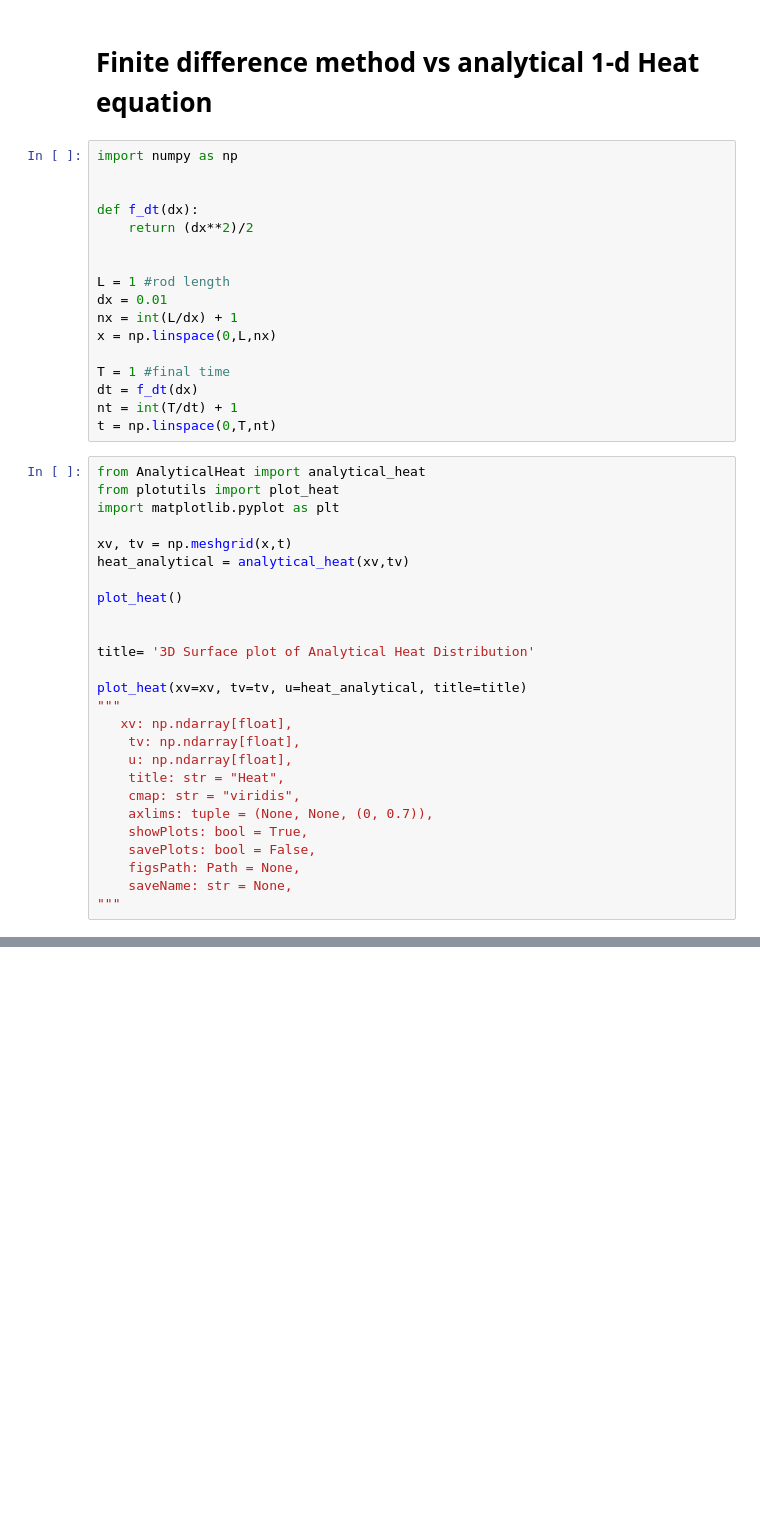
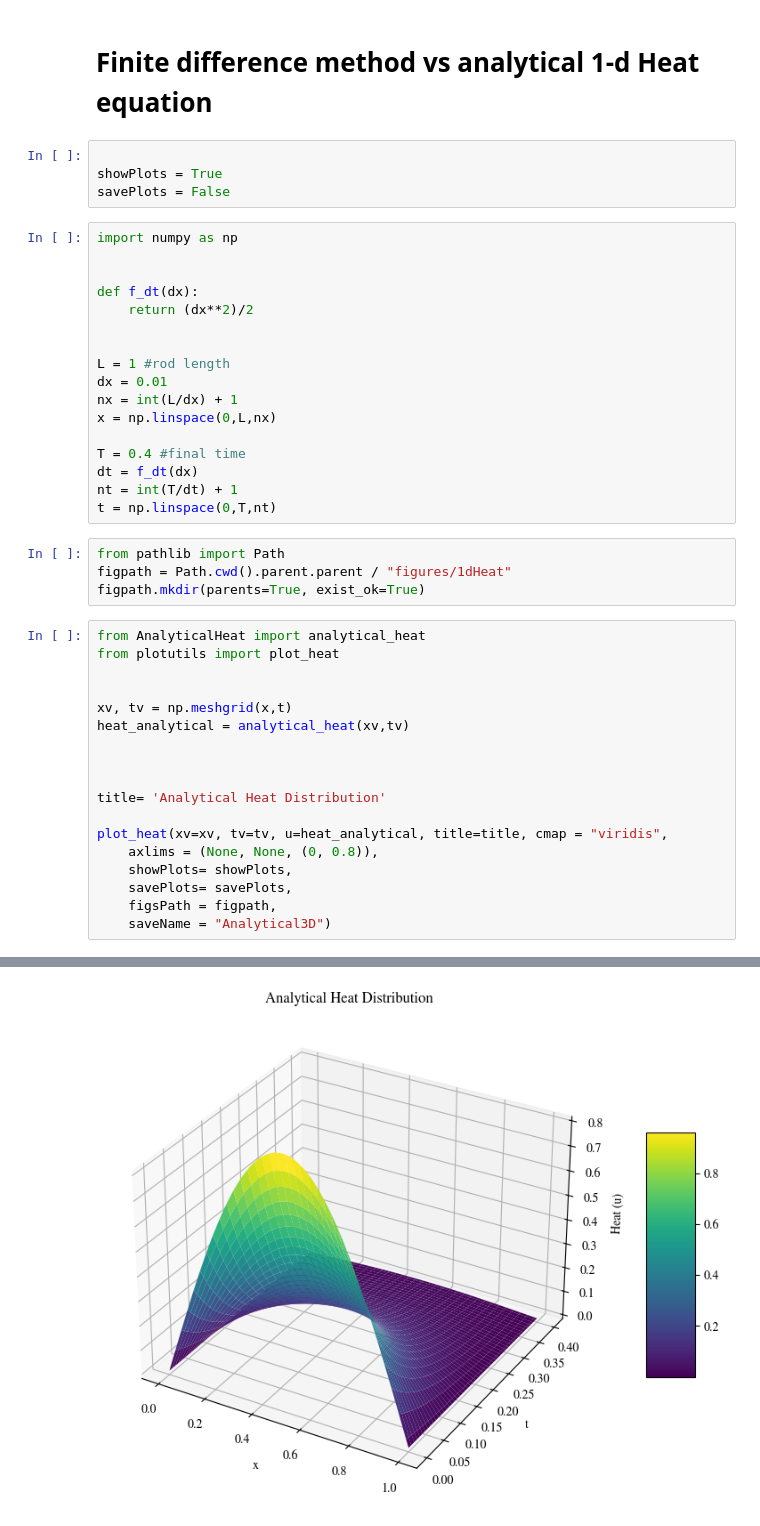
Before and after one commit to augustfe/FYSSTK, a Jupyter notebook: Project3/src/jupyter_analysis/finiteVanalytic1d.ipynb, the cells around one changed output, grey strips where cells are left out. Drawn from its saved outputs; the diff is of its cells as text; blank space fills up the shorter version.

```diff
--- a/Project3/src/jupyter_analysis/finiteVanalytic1d.ipynb
+++ b/Project3/src/jupyter_analysis/finiteVanalytic1d.ipynb
@@ -1,5 +1,9 @@
 # %% [markdown]
 # Finite difference method vs analytical 1-d Heat equation
+# %%
+
+showPlots = True
+savePlots = False
 # %%
 import numpy as np
 
@@ -13,34 +17,30 @@ dx = 0.01
 nx = int(L/dx) + 1
 x = np.linspace(0,L,nx)
 
-T = 1 #final time
+T = 0.4 #final time
 dt = f_dt(dx)
 nt = int(T/dt) + 1
 t = np.linspace(0,T,nt)
+# %%
+from pathlib import Path
+figpath = Path.cwd().parent.parent / "figures/1dHeat"
+figpath.mkdir(parents=True, exist_ok=True)
 # %%
 from AnalyticalHeat import analytical_heat
 from plotutils import plot_heat
-import matplotlib.pyplot as plt
+
 
 xv, tv = np.meshgrid(x,t)
 heat_analytical = analytical_heat(xv,tv)
 
-plot_heat()
 
 
-title= '3D Surface plot of Analytical Heat Distribution'
+title= 'Analytical Heat Distribution'
 
-plot_heat(xv=xv, tv=tv, u=heat_analytical, title=title)
-"""
-   xv: np.ndarray[float],
-    tv: np.ndarray[float],
-    u: np.ndarray[float],
-    title: str = "Heat",
-    cmap: str = "viridis",
-    axlims: tuple = (None, None, (0, 0.7)),
-    showPlots: bool = True,
-    savePlots: bool = False,
-    figsPath: Path = None,
-    saveName: str = None,
-"""
+plot_heat(xv=xv, tv=tv, u=heat_analytical, title=title, cmap = "viridis",
+    axlims = (None, None, (0, 0.8)),
+    showPlots= showPlots,
+    savePlots= savePlots,
+    figsPath = figpath,
+    saveName = "Analytical3D")
 # %% [output]
@@ -48,3 +47,4 @@ TypeError: plot_heat() missing 3 required positional arguments: 'xv', 'tv', and
+[figure, added]
 # %%
 from FiniteDiffHeat import MatrixMethod, IterationMethod
 
```
Also changed, not shown: parts of 2 cells of this notebook, 4 other files.
